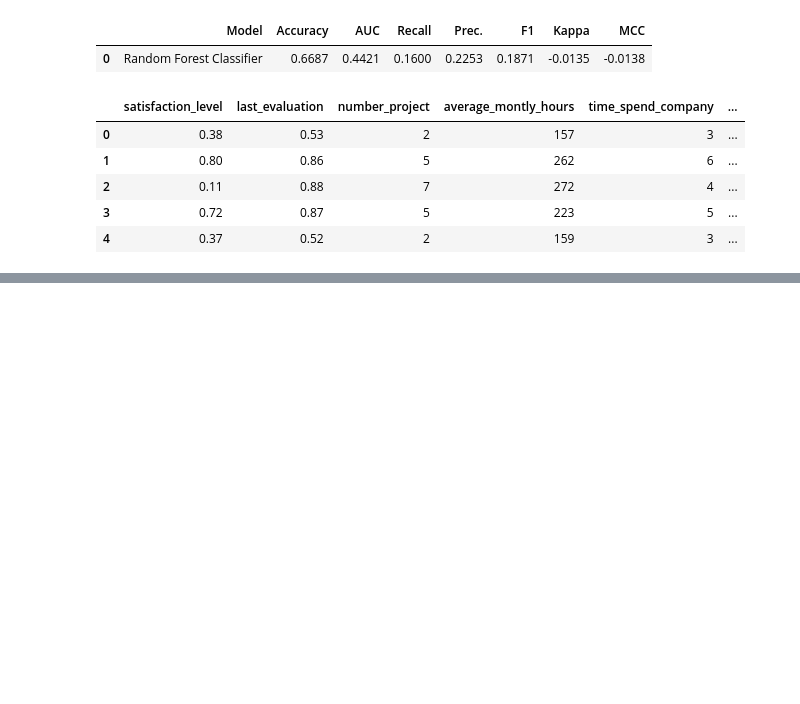
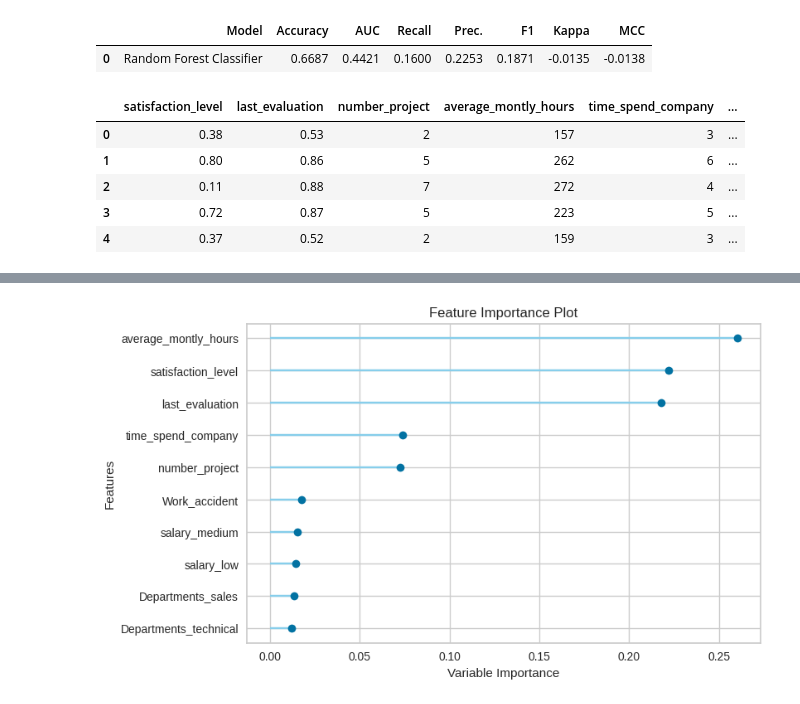
Before and after one commit to seunphology/seunphology, a Jupyter notebook: Salu_Pilot_employees_Churn_predictions.ipynb, the cells around one changed output, grey strips where cells are left out. Drawn from its saved outputs; the diff is of its cells as text; code cells hidden in the pictures; blank space fills up the shorter version.

```diff
--- a/Salu_Pilot_employees_Churn_predictions.ipynb
+++ b/Salu_Pilot_employees_Churn_predictions.ipynb
@@ -193,3 +193,6 @@ new_prediction.head()
 ##write back to BigQuery
 
 new_prediction.to_gbq('Employeedata.pilot_predictions', project_id, chunksize=None, if_exists='replace')
+# %%
+plot_model(rf_model, plot='feature')
+# %% [output]
@@ -195,0 +200 @@ new_prediction.to_gbq('Employeedata.pilot_predictions', project_id, chunksize=No
+[figure, added]
```
Also changed, not shown: parts of 1 cell of this notebook.
